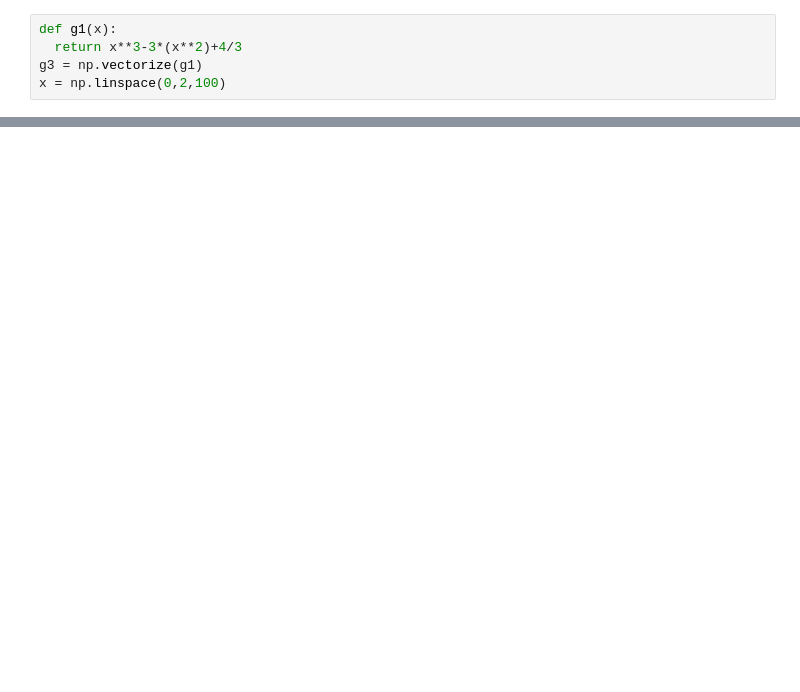
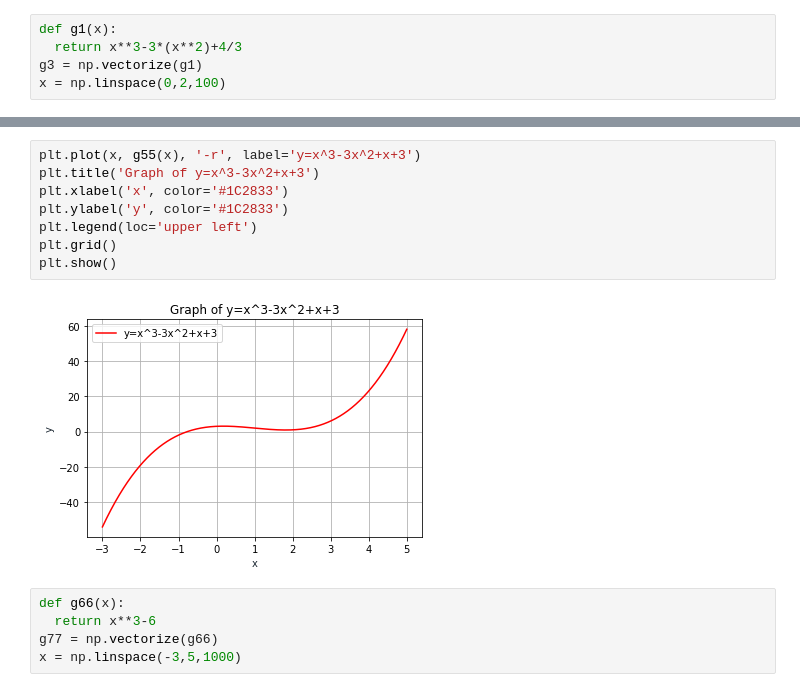
Before and after one commit to jumbokh/csu1111-class, a Jupyter notebook: notebooks/plotfun.ipynb, the cells around one changed output, grey strips where cells are left out. Cells and saved outputs as stored; diff of their text form; blank space fills up the shorter version.

```diff
--- a/notebooks/plotfun.ipynb
+++ b/notebooks/plotfun.ipynb
@@ -38,0 +74,15 @@ plt.show()
+# %%
+plt.plot(x, g55(x), '-r', label='y=x^3-3x^2+x+3')
+plt.title('Graph of y=x^3-3x^2+x+3')
+plt.xlabel('x', color='#1C2833')
+plt.ylabel('y', color='#1C2833')
+plt.legend(loc='upper left')
+plt.grid()
+plt.show()
+# %% [output]
+[figure, added]
+# %%
+def g66(x):
+  return x**3-6
+g77 = np.vectorize(g66)
+x = np.linspace(-3,5,1000)
```
Also changed, not shown: parts of 9 cells of this notebook.
